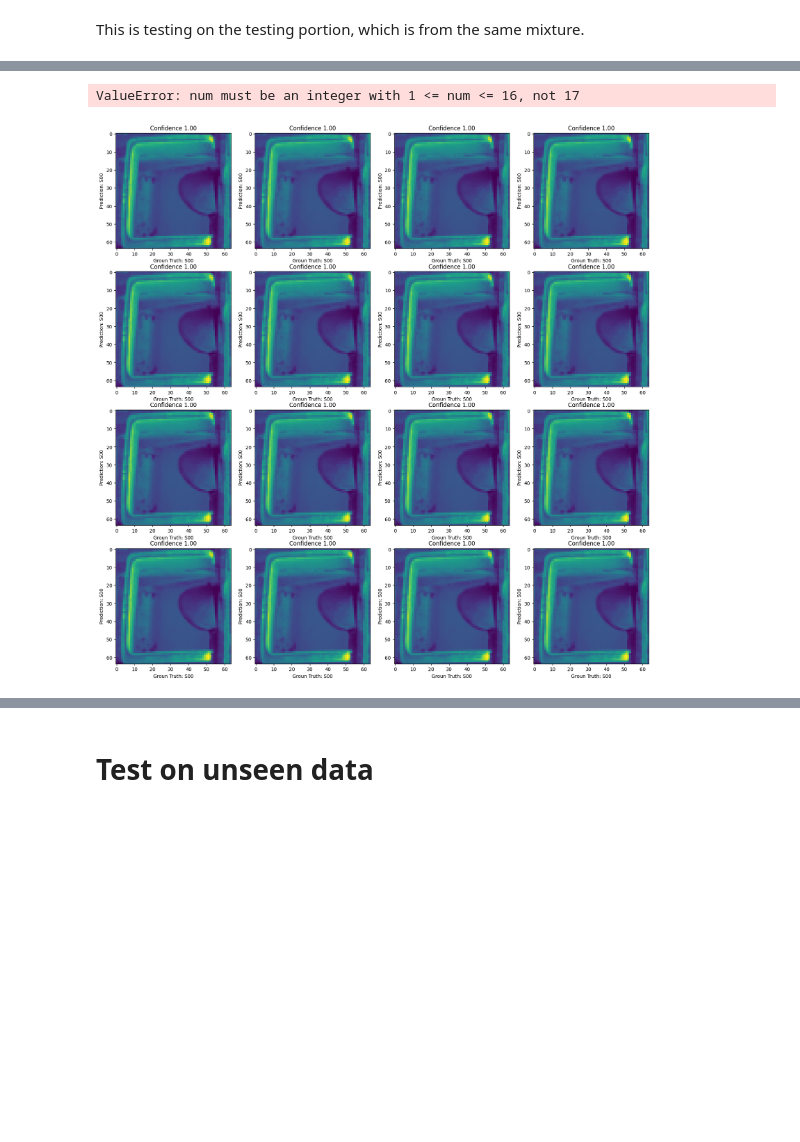
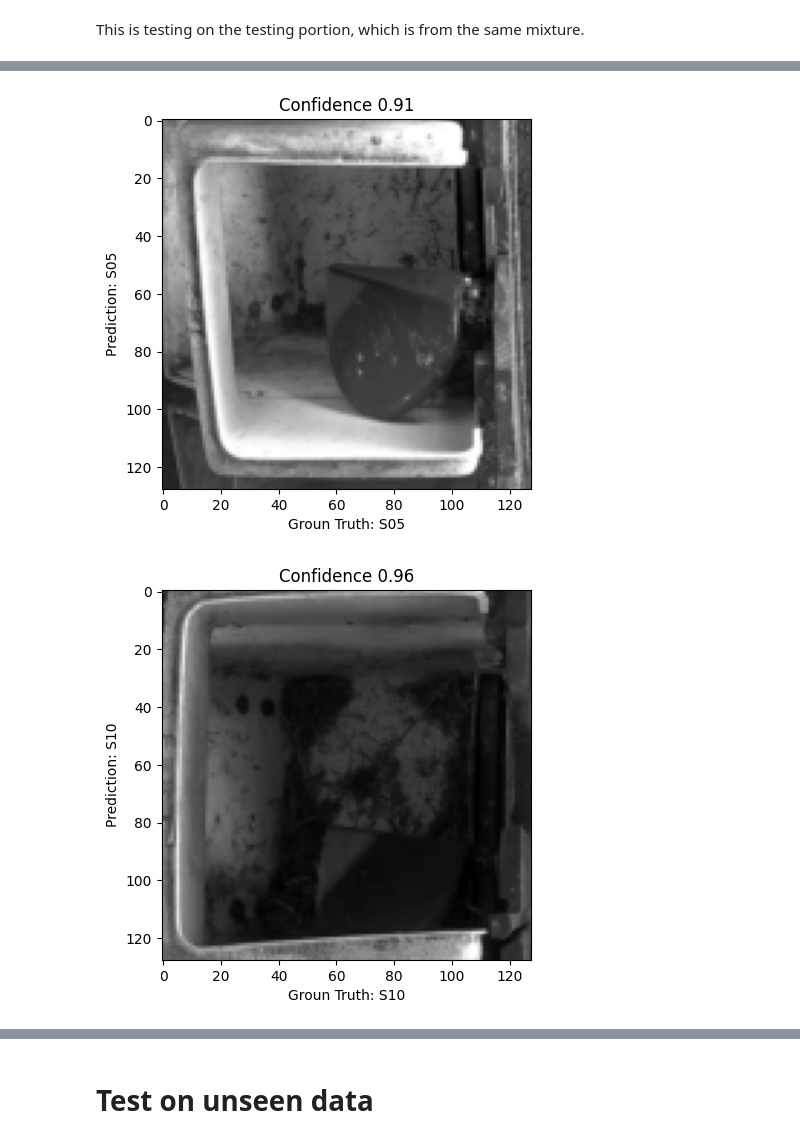
Before and after one commit to TAMIDSpiyalong/Decision-Science-for-Sustainable-Livestock-Systems, a Jupyter notebook: computer_vision_for_feed_grading.ipynb, the cells around one changed output, grey strips where cells are left out. Drawn from its saved outputs; the diff is of its cells as text; code cells hidden in the pictures; blank space fills up the shorter version.

```diff
--- a/computer_vision_for_feed_grading.ipynb
+++ b/computer_vision_for_feed_grading.ipynb
@@ -71,7 +71,7 @@ std = np.array([0.229, 0.224, 0.225])
 
 transform = transforms.Compose([
         # transforms.ColorJitter(brightness=(0.5, 1.5)),  # Adjust brightness
-        transforms.Resize((64,64)),
+        transforms.Resize((128,128)),
         # transforms.RandomHorizontalFlip(),
         transforms.ToTensor(),
         # transforms.Normalize(mean, std),
@@ -141,8 +141,8 @@ from torch.utils.data import DataLoader
 batch_size=32
 
 train_dataloader = DataLoader(train_set, batch_size=batch_size, shuffle=True, num_workers=1)
-test_dataloader = DataLoader(test_set, batch_size=batch_size, shuffle=False, num_workers=1)
-val_dataloader = DataLoader(val_set, batch_size=batch_size, shuffle=False, num_workers=1)
+test_dataloader = DataLoader(test_set, batch_size=batch_size, shuffle=True, num_workers=1)
+val_dataloader = DataLoader(val_set, batch_size=batch_size, shuffle=True, num_workers=1)
 # %% [markdown]
 ### visualize the input examples
 # %%
@@ -178,12 +178,12 @@ import torch.nn as nn
 class SimpleModel(nn.Module):
     def __init__(self):
         super(SimpleModel, self).__init__()
-        self.fc1 = nn.Linear(4096, 1000)
+        self.fc1 = nn.Linear(16384, 1000)
         self.fc2 = nn.Linear(1000, 100)
         self.fc3 = nn.Linear(100, 6)    # Output layer is the same dimension as the classes
 
     def forward(self, x):
-        x = x.view(-1, 4096)  # Flatten the input
+        x = x.view(-1, 16384)  # Flatten the input
         x = torch.relu(self.fc1(x))  # Activation function for hidden layer
         x = torch.relu(self.fc2(x))
         x = self.fc3(x)
@@ -426,35 +430,37 @@ ResNet(
   (fc): Linear(in_features=512, out_features=6, bias=True)
 )
 # %%
-    model.eval()
-    images_so_far = 0
-    num_images=16
-    fig = plt.figure(figsize=(20,20))
-    sm = torch.nn.Softmax()
-    with torch.no_grad():
-        for i, (inputs, labels) in enumerate(test_dataloader):
-            inputs = inputs.to(device)
-            l=labels
-            labels = labels.to(device)
+model.eval()
+too_many_figures=0
 
-            outputs = model(inputs)
-            _, preds = torch.max(outputs, 1)
-            confidence = np.amax(np.array(sm(outputs.cpu())),1)
-#             break
-            for j in range(inputs.size()[0]):
-                images_so_far += 1
-                ax = plt.subplot(num_images//4, 4, images_so_far)
-                ax.set_xlabel('Groun Truth: {}'.format(class_names[l[j]]))
-                ax.set_ylabel('Prediction: {}'.format(class_names[preds[j]]))
-                ax.set_title('Confidence {:.2f}'.format(confidence[j]))
+sm = torch.nn.Softmax()
+with torch.no_grad():
+    for i, (inputs, labels) in enumerate(test_dataloader):
+        inputs = inputs.to(device)
+        l=labels
+        labels = labels.to(device)
 
-                inp = inputs.cpu().data[j].numpy().transpose((1, 2, 0))
+        outputs = model(inputs)
+        _, preds = torch.max(outputs, 1)
+        confidence = np.amax(np.array(sm(outputs.cpu())),1)
 
-                # inp = std * inp + mean
-                # inp = np.clip(inp, 0, 1)
-                ax.imshow(inp)
-                if images_so_far == num_images:
-                    continue
+        for j in range(inputs.size()[0]):
+            fig = plt.figure()
+            ax = plt.subplot()
+            ax.set_xlabel('Groun Truth: {}'.format(class_names[l[j]]))
+            ax.set_ylabel('Prediction: {}'.format(class_names[preds[j]]))
+            ax.set_title('Confidence {:.2f}'.format(confidence[j]))
+
+            inp = inputs.cpu().data[j].numpy().transpose((1, 2, 0))
+
+            # inp = std * inp + mean
+            # inp = np.clip(inp, 0, 1)
+            ax.imshow(inp, cmap='gray')
+            too_many_figures+=1
+            if too_many_figures>10:
+                break
+        if too_many_figures>10:
+            break
 # %% [output]
-ValueError: num must be an integer with 1 <= num <= 16, not 17
-[figure, old version]
+[figure, new version]
+[figure, added]
```
Also changed, not shown: parts of 20 cells of this notebook.
